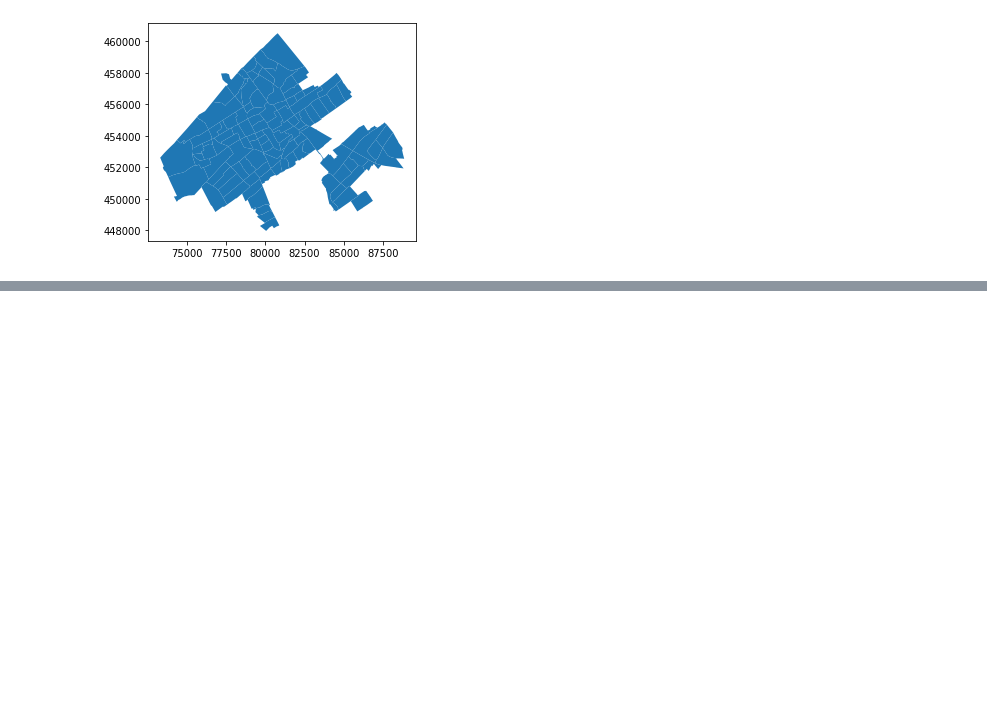
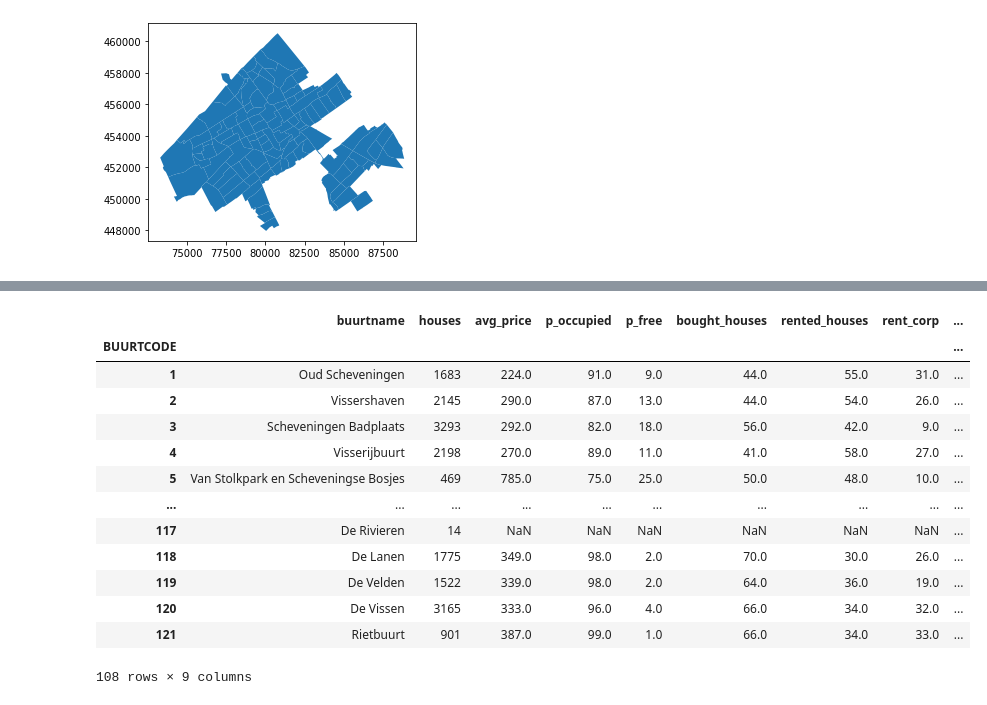
Before and after one commit to J-h-V/OpenDataDenHaag, a Jupyter notebook: Python/NeighborhoodGIS.ipynb, the cells around one changed output, grey strips where cells are left out. Saved outputs shown, nothing was run; the diff lists cells and outputs as text; code cells hidden in the pictures; blank space fills up the shorter version.

Commit message:
New version of the model, now imports data from csvs

```diff
--- a/Python/NeighborhoodGIS.ipynb
+++ b/Python/NeighborhoodGIS.ipynb
@@ -60,0 +50,12 @@ buurten
+# %%
+housing_data = dh_buurt_data_19[['WijkenEnBuurten','Woningvoorraad_34',
+ 'GemiddeldeWoningwaarde_35',
+ 'PercentageBewoond_38',
+ 'PercentageOnbewoond_39',
+ 'Koopwoningen_40',
+ 'HuurwoningenTotaal_41',
+ 'InBezitWoningcorporatie_42',
+ 'InBezitOverigeVerhuurders_43']].rename(columns={'WijkenEnBuurten':'buurtname'}).merge(buurt_code, left_on='buurtname',
+                                right_on='BUURTNAAM',validate="1:1").set_index("BUURTCODE").drop("BUURTNAAM",axis=1)
+# %%
+housing_data = housing_data.rename(columns={"Woningvoorraad_34":"houses","GemiddeldeWoningwaarde_35":"avg_price","PercentageBewoond_38":"p_occupied","PercentageOnbewoond_39":"p_free","Koopwoningen_40":"bought_houses","HuurwoningenTotaal_41":"rented_houses","InBezitWoningcorporatie_42":"rent_corp","InBezitOverigeVerhuurders_43":"rent_private"}).sort_index()
@@ -60,0 +86,17 @@ buurten
+# %%
+housing_data
+# %% [output]
+|  | buurtname | houses | avg_price | p_occupied | p_free | bought_houses | rented_houses | rent_corp | ... |
+| BUURTCODE |  |  |  |  |  |  |  |  | ... |
+| 1 | Oud Scheveningen | 1683 | 224.0 | 91.0 | 9.0 | 44.0 | 55.0 | 31.0 | ... |
+| 2 | Vissershaven | 2145 | 290.0 | 87.0 | 13.0 | 44.0 | 54.0 | 26.0 | ... |
+| 3 | Scheveningen Badplaats | 3293 | 292.0 | 82.0 | 18.0 | 56.0 | 42.0 | 9.0 | ... |
+| 4 | Visserijbuurt | 2198 | 270.0 | 89.0 | 11.0 | 41.0 | 58.0 | 27.0 | ... |
+| 5 | Van Stolkpark en Scheveningse Bosjes | 469 | 785.0 | 75.0 | 25.0 | 50.0 | 48.0 | 10.0 | ... |
+| ... | ... | ... | ... | ... | ... | ... | ... | ... | ... |
+| 117 | De Rivieren | 14 | NaN | NaN | NaN | NaN | NaN | NaN | ... |
+| 118 | De Lanen | 1775 | 349.0 | 98.0 | 2.0 | 70.0 | 30.0 | 26.0 | ... |
+| 119 | De Velden | 1522 | 339.0 | 98.0 | 2.0 | 64.0 | 36.0 | 19.0 | ... |
+| 120 | De Vissen | 3165 | 333.0 | 96.0 | 4.0 | 66.0 | 34.0 | 32.0 | ... |
+| 121 | Rietbuurt | 901 | 387.0 | 99.0 | 1.0 | 66.0 | 34.0 | 33.0 | ... |
+108 rows × 9 columns
```
Also changed, not shown: parts of 7 cells of this notebook, 14 other files.
